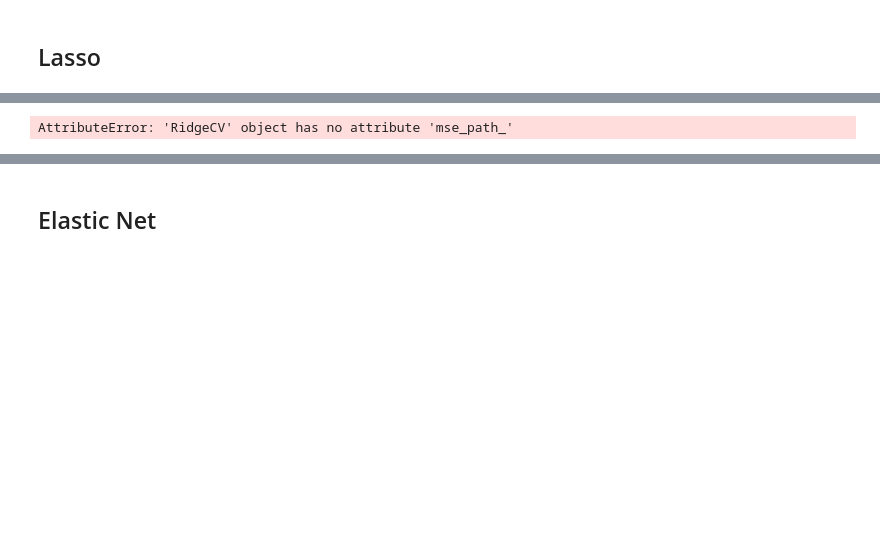
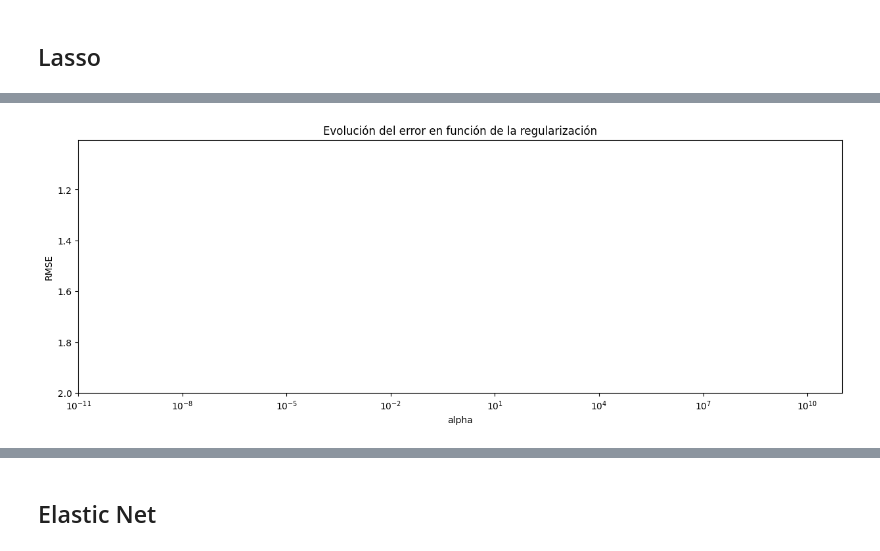
Before and after one commit to itssofiarce/AA1-TUIA-Petetta-Arce, a Jupyter notebook: TP-integrador-AA1.ipynb, the cells around one changed output, grey strips where cells are left out. Drawn from its saved outputs; the diff is of its cells as text; code cells hidden in the pictures; blank space fills up the shorter version.

```diff
--- a/TP-integrador-AA1.ipynb
+++ b/TP-integrador-AA1.ipynb
@@ -438,9 +382,13 @@ for col in num_cols:
 # %% [markdown]
 # Train test split - Regresión
 # %%
+# Dropeo valores nulos de 'RainfallTomorrow' de mi dataframe original
+df.dropna(subset=['RainToday', 'RainTomorrow'], inplace=True)
+
 # Separación de variables explicativas y variables objetivo
-X = std_df.drop(['RainfallTomorrow', 'RainTomorrow'], axis=1).copy()
-y = std_df[['RainfallTomorrow']].copy()
-# Conjuntos de entrenamiento y prueba
+X = df.drop(['RainfallTomorrow'], axis=1).copy()
+y = df[['RainfallTomorrow']].copy()
+
+# Spliteo mi dataset en train-test
 X_train, X_test, y_train, y_test = train_test_split(X, y, test_size=0.2, random_state=42)
-#### ARREGLAR ESTO PARA QUE NO NHAYA FUGA DE DATOS
+X_train.shape, X_test.shape, y_train.shape, y_test.shape
@@ -679,27 +720,26 @@ Text(0.5, 1.0, 'Features incluidas en función de la regularización')
 # %%
-# Evolución del error de validación cruzada en función de alpha
+# No se esta graficando --> fix
+mod = modelo_ridge.steps[1][1]
 
-# modelo.mse_path almacena el MSE de CV para cada valor de alpha.
-
-mse_cv = mod.mse_path_.mean(axis=1)
+mse_cv = mod.cv_values_.reshape((-1, 200)).mean(axis=0)
 
 # Se aplica la raíz cuadrada para pasar de mse a rmse
 rmse_cv = np.sqrt(mse_cv)
 
 # Se identifica el mejor
 min_rmse     = np.min(rmse_cv)
-optimo       = mod.alphas_[np.argmin(rmse_cv)]
+optimo       = mod.alphas[np.argmin(rmse_cv)]
 
 fig, ax = plt.subplots(figsize=(15,5))
-ax.plot(mod.alphas_, rmse_cv)
+ax.plot(mod.alphas, rmse_cv)
 ax.set_xscale('log')
 ax.set_ylim([2,None])
 ax.set_title('Evolución del error en función de la regularización')
 ax.set_xlabel('alpha')
 ax.set_ylabel('RMSE')
 plt.show()
 # %% [output]
-AttributeError: 'RidgeCV' object has no attribute 'mse_path_'
+[figure, added]
 # %%
 # Mejor valor alpha encontrado
 print(f"Mejor valor de alpha encontrado: {mod.alpha_}")
```
Also changed, not shown: parts of 69 cells of this notebook.
